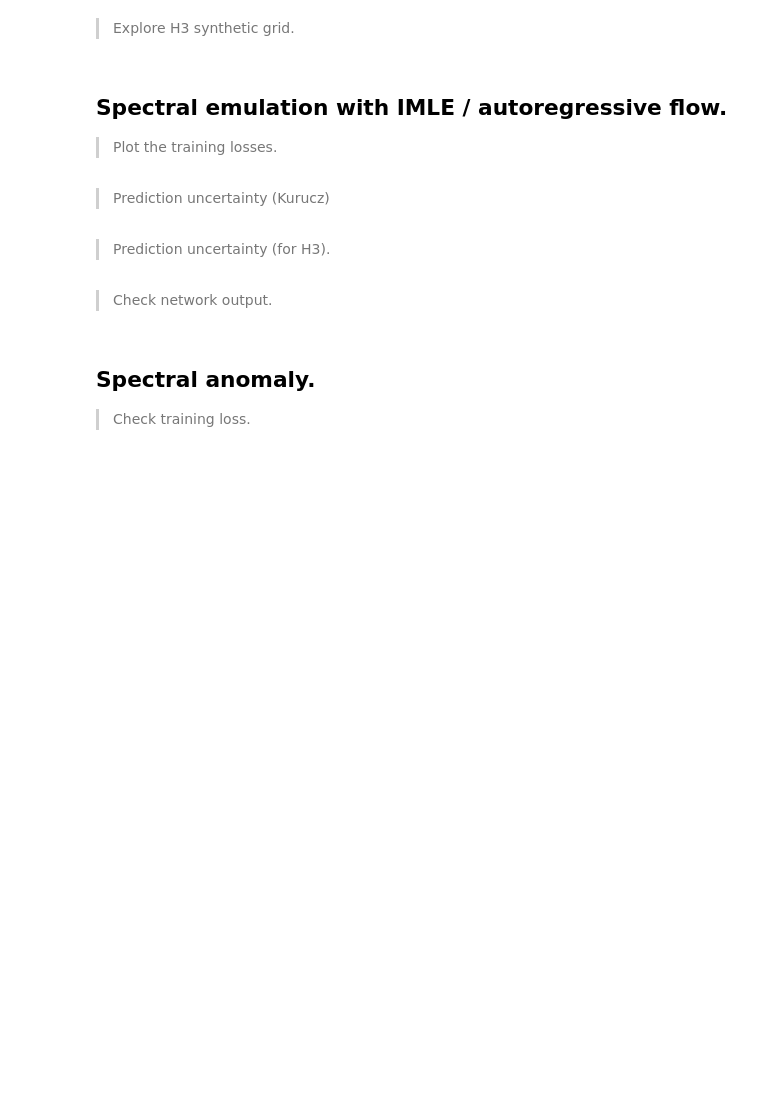
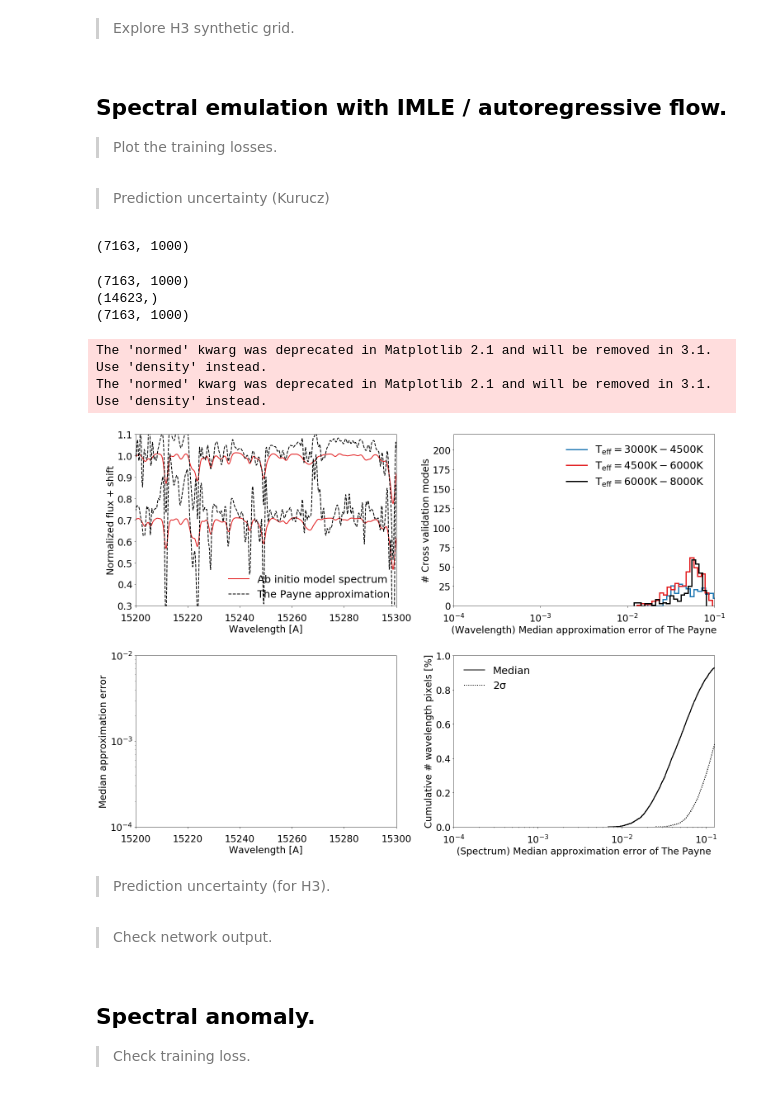
Before and after one commit to tingyuansen/IMLE_on_Galaxy_Images, a Jupyter notebook: IMLE.ipynb, the cells around one changed output. Saved outputs shown, nothing was run; the diff lists cells and outputs as text; code cells hidden in the pictures; blank space fills up the shorter version.

```diff
--- a/IMLE.ipynb
+++ b/IMLE.ipynb
@@ -298,6 +296,11 @@ ax.set_yscale('log')
 plt.plot(mse_err_array)
 # %% [markdown]
 > Prediction uncertainty (Kurucz)
+# %%
+predict_flux_array = np.load("../predict_flux_array.npy").T
+print(predict_flux_array.shape)
+# %% [output]
+(7163, 1000)
 # %%
 # restore wavelength
 temp = np.load("../apogee_windows.npz")
@@ -311,8 +314,6 @@ wavelength_template = temp["filter_wavelength"][:7163]
 
 predict_flux_array = np.load("../predict_flux_array.npy").T
 print(predict_flux_array.shape)
-#predict_flux_array = predict_flux_array[:,:Y_u_all.shape[1]]
-#print(predict_flux_array.shape)
 
 temp = np.load("../ind_shuffle_kurucz.npz")
 ind_shuffle = temp["ind_shuffle"]
@@ -323,8 +324,8 @@ print(ind_shuffle.shape)
 temp = np.load("../mock_all_spectra_no_noise_resample_prior_large.npz")
 #labels_array = temp["labels"][:,:Y_u_all.shape[1]]
 
-labels_array = temp["labels"][:,ind_shuffle][:,:12000][:,:predict_flux_array.shape[1]]
-Y_u_all = temp["spectra"].T[:7163,:][:,ind_shuffle][:,:12000][:,:predict_flux_array.shape[1]]
+labels_array = temp["labels"][:,ind_shuffle][:,:1000]
+Y_u_all = temp["spectra"].T[:7163,:][:,ind_shuffle][:,:1000]
 print(Y_u_all.shape)
 
 # calculate flux deviation
@@ -464,33 +465,40 @@ ax.tick_params(axis='x', pad=15);
 plt.xlim([10**-4,10**-0.9])
 plt.ylim([0.,1.0])
 
 ax.set_xscale('log');
 
 #-------------------------------------------------------------------------------------------------
 # add end points
 flux_deviate = np.concatenate([flux_deviate,[1.]])
 max_deviate = np.concatenate([max_deviate,[1.]])
 
 # plot result
 plt.hist(flux_deviate,\
          histtype="step", cumulative=True, normed=True,\
          bins=10000000, lw=2, color="black")
 plt.hist(max_deviate,\
          histtype="step", cumulative=True, normed=True,\
          bins=10000000, lw=2, color="black", ls=":")
 
 # add legend
 l3, = plt.plot([-999,-999.1],[-999,-999.1], color="black", lw=2, ls="-", label="Median")
 l4, = plt.plot([-999,-999.1],[-999,-999.1], color="black", lw=2, ls=":", label=r"$\mathregular{2\sigma}$")
 
 plt.legend(loc="upper left",\
            fontsize=25, frameon=False, borderpad=0.5, labelspacing=0.5)
 
 
 #===============================================================================================
 # save figure
 plt.tight_layout()
 plt.savefig("../Fig4.pdf")
+# %% [output]
+(7163, 1000)
+(14623,)
+(7163, 1000)
+The 'normed' kwarg was deprecated in Matplotlib 2.1 and will be removed in 3.1. Use 'density' instead.
+The 'normed' kwarg was deprecated in Matplotlib 2.1 and will be removed in 3.1. Use 'density' instead.
+[figure, added]
 # %% [markdown]
 > Prediction uncertainty (for H3).
 # %%
```
Also changed, not shown: parts of 1 cell of this notebook, 1 other file.
